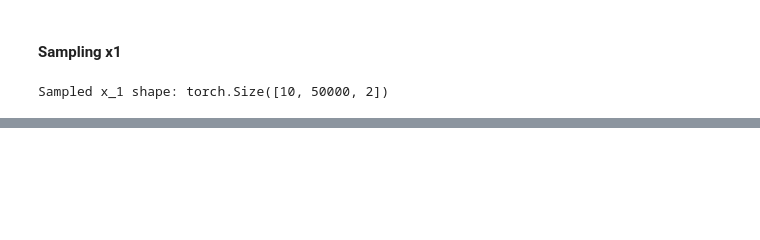
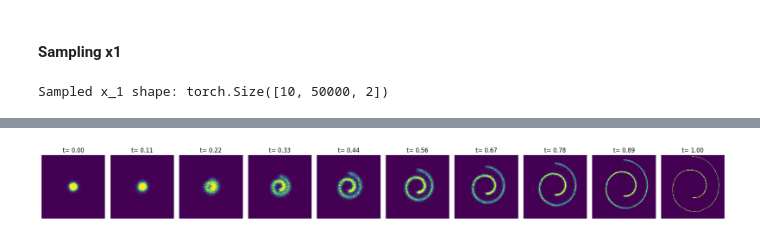
Before and after one commit to ThanhL/flow_matching, a Jupyter notebook: learn/x1_pred_model_cm_obj.ipynb, the cells around one changed output, grey strips where cells are left out. Saved outputs shown, nothing was run; the diff lists cells and outputs as text; code cells hidden in the pictures; blank space fills up the shorter version.

```diff
--- a/learn/x1_pred_model_cm_obj.ipynb
+++ b/learn/x1_pred_model_cm_obj.ipynb
@@ -180 +200,24 @@ print("x_1 shape:", x_1.shape)
 x_1 shape: (10, 50000, 2)
+# %%
+T = T.cpu()
+
+fig, axs = plt.subplots(1, 10,figsize=(20,20))
+
+for i in range(10):
+    H= axs[i].hist2d(x_1[i,:,0], x_1[i,:,1], 300, range=((-15, 15), (-15, 15)))
+
+    cmin = 0.0
+    cmax = torch.quantile(torch.from_numpy(H[0]), 0.99).item()
+
+    norm = cm.colors.Normalize(vmax=cmax, vmin=cmin)
+
+    _ = axs[i].hist2d(x_1[i,:,0], x_1[i,:,1], 300, range=((-15, 15), (-15, 15)), norm=norm)
+
+    axs[i].set_aspect('equal')
+    axs[i].axis('off')
+    axs[i].set_title('t= %.2f' % (T[i]))
+
+plt.tight_layout()
+plt.show()
+# %% [output]
+[figure, added]
```
Also changed, not shown: parts of 14 cells of this notebook, 2 other files.
